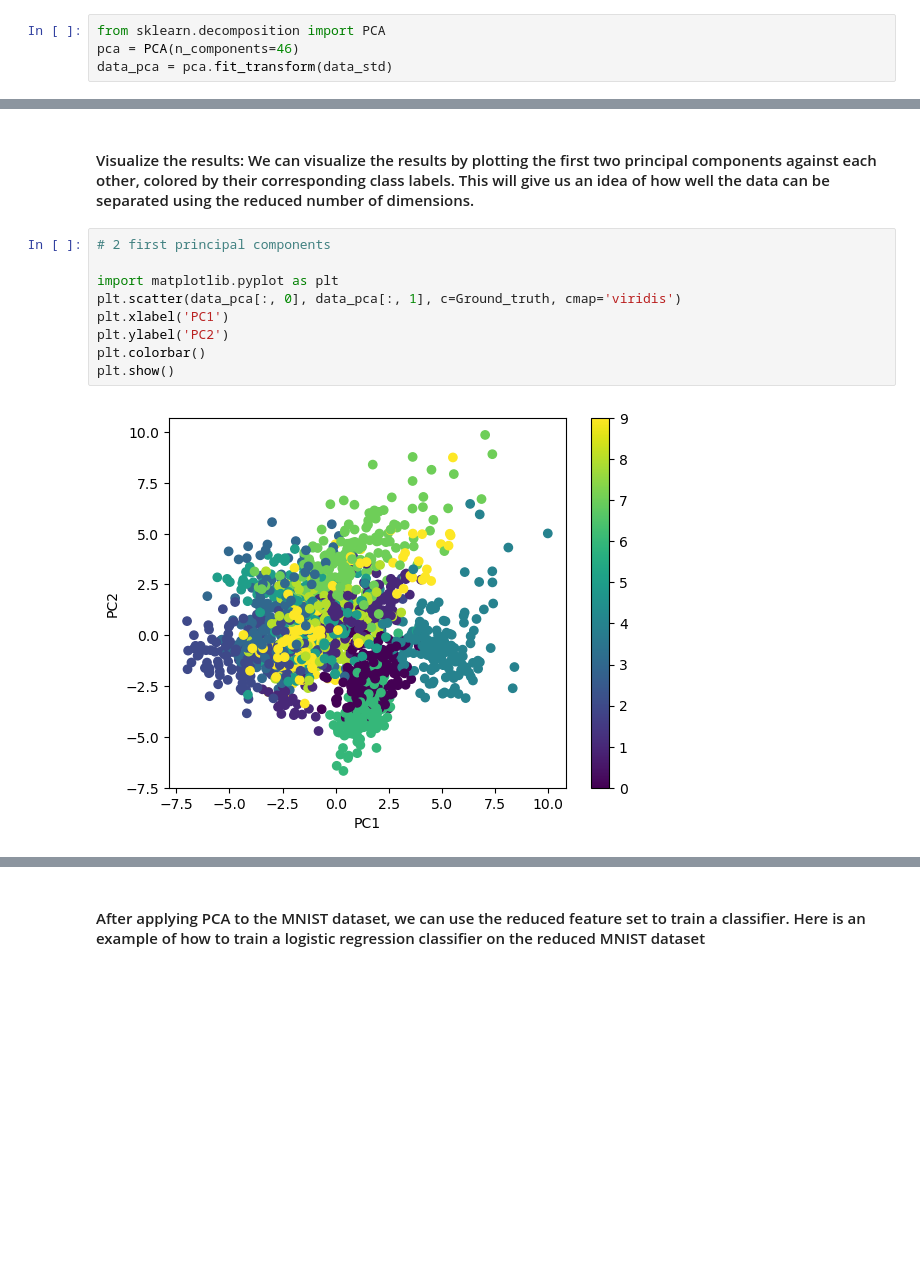
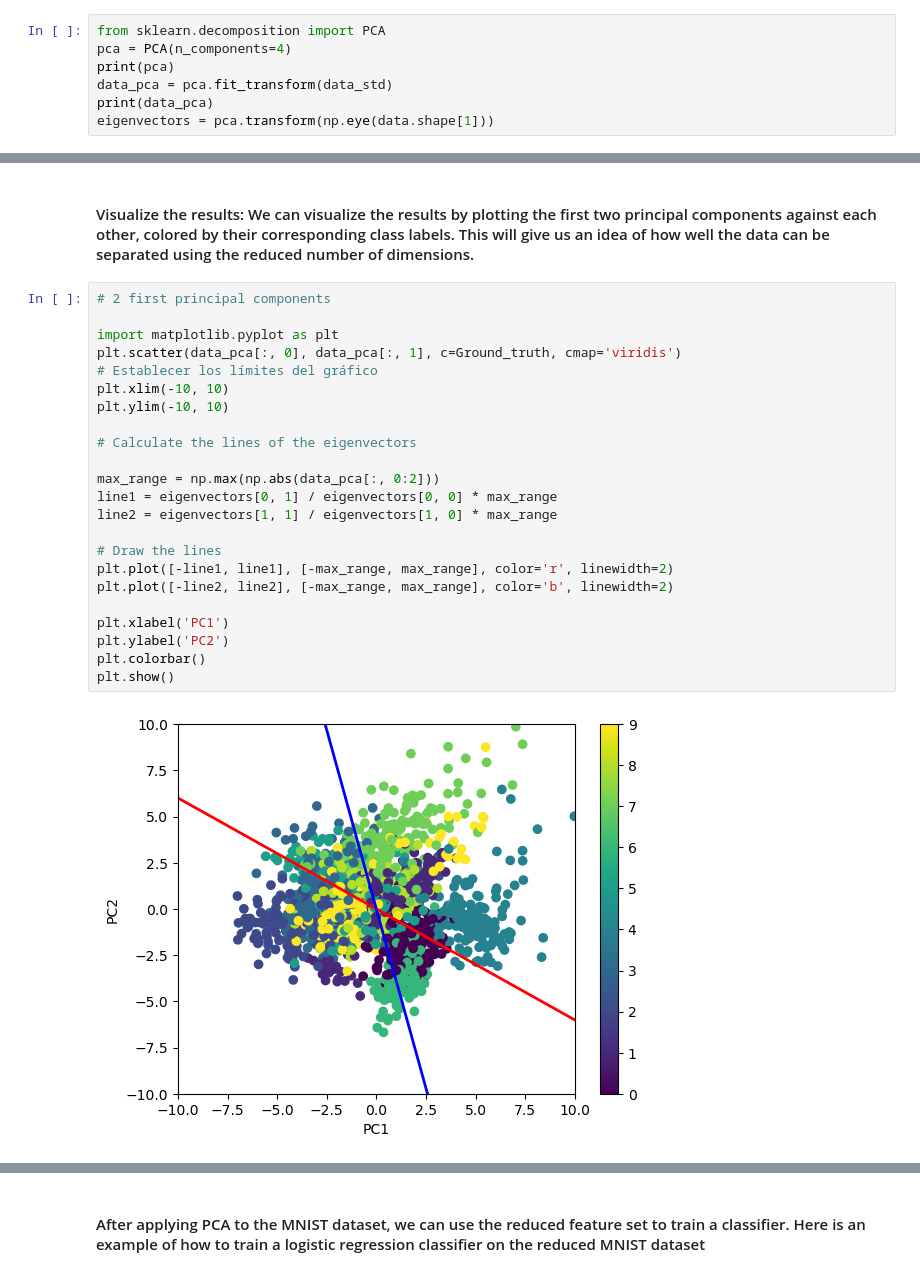
Before and after one commit to williamasesoftware/Computational_linear_algebra, a Jupyter notebook: main_MNIST.ipynb, the cells around one changed output, grey strips where cells are left out. Saved outputs shown, nothing was run; the diff lists cells and outputs as text; blank space fills up the shorter version.

Commit message:
Improve plots with eigenvalues

```diff
--- a/main_MNIST.ipynb
+++ b/main_MNIST.ipynb
@@ -134,5 +134,8 @@ data_std = scaler.fit_transform(data)
 #### Apply PCA: We can use the PCA function from the scikit-learn library to apply PCA to the standardized data. The n_components parameter specifies the number of principal components to keep. Here, we will keep 50 principal components.
 # %%
 from sklearn.decomposition import PCA
-pca = PCA(n_components=46)
+pca = PCA(n_components=4)
+print(pca)
 data_pca = pca.fit_transform(data_std)
+print(data_pca)
+eigenvectors = pca.transform(np.eye(data.shape[1]))
@@ -141,11 +153,25 @@ data_pca = pca.fit_transform(data_std)
 # %%
 # 2 first principal components
 
 import matplotlib.pyplot as plt
 plt.scatter(data_pca[:, 0], data_pca[:, 1], c=Ground_truth, cmap='viridis')
+# Establecer los límites del gráfico
+plt.xlim(-10, 10)
+plt.ylim(-10, 10)
+
+# Calculate the lines of the eigenvectors
+
+max_range = np.max(np.abs(data_pca[:, 0:2]))
+line1 = eigenvectors[0, 1] / eigenvectors[0, 0] * max_range
+line2 = eigenvectors[1, 1] / eigenvectors[1, 0] * max_range
+
+# Draw the lines
+plt.plot([-line1, line1], [-max_range, max_range], color='r', linewidth=2)
+plt.plot([-line2, line2], [-max_range, max_range], color='b', linewidth=2)
+
 plt.xlabel('PC1')
 plt.ylabel('PC2')
 plt.colorbar()
 plt.show()
 # %% [output]
-[figure, old version]
+[figure, new version]
```
Also changed, not shown: parts of 4 cells of this notebook.
